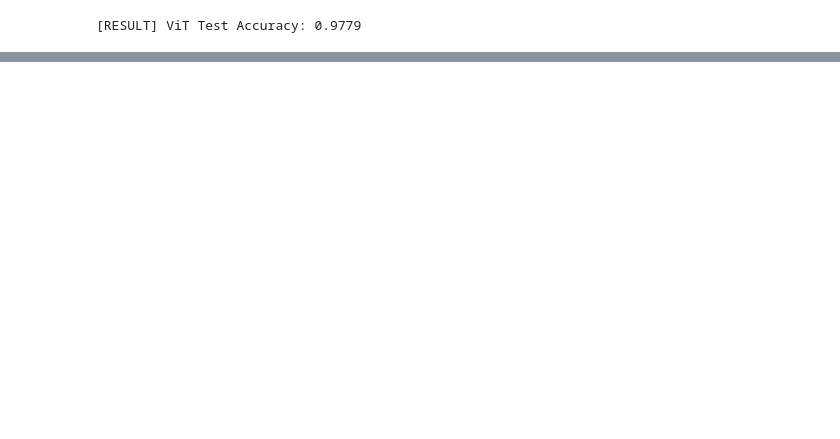
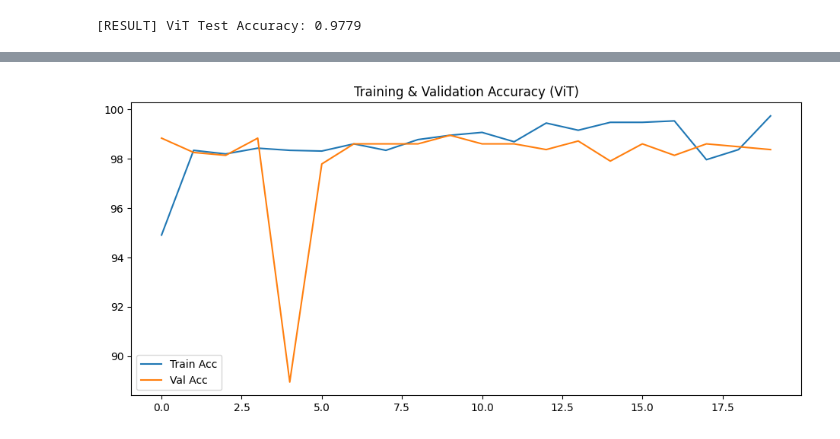
Before and after one commit to Mahaburalam/BOT2Vision-automated-hand-drawn-shapes-scoring, a Jupyter notebook: deep_learning/Vision Transformer (ViT).ipynb, the cells around one changed output, grey strips where cells are left out. Saved outputs shown, nothing was run; the diff lists cells and outputs as text; code cells hidden in the pictures; blank space fills up the shorter version.

```diff
--- a/deep_learning/Vision Transformer (ViT).ipynb
+++ b/deep_learning/Vision Transformer (ViT).ipynb
@@ -150,2 +212,12 @@ print(f"[RESULT] ViT Test Accuracy: {acc_vit:.4f}")
+# %%
+# Plot Accuracy & Loss
+plt.figure(figsize=(25,5))
+plt.subplot(1,2,2)
+plt.plot(train_acc, label="Train Acc")
+plt.plot(test_acc, label="Val Acc")
+plt.legend(); plt.title("Training & Validation Accuracy (ViT)")
+plt.show()
+# %% [output]
+[figure, added]
 # %%
 # Plot Loss & Accuracy
```
Also changed, not shown: parts of 16 cells of this notebook, 6 other files.
